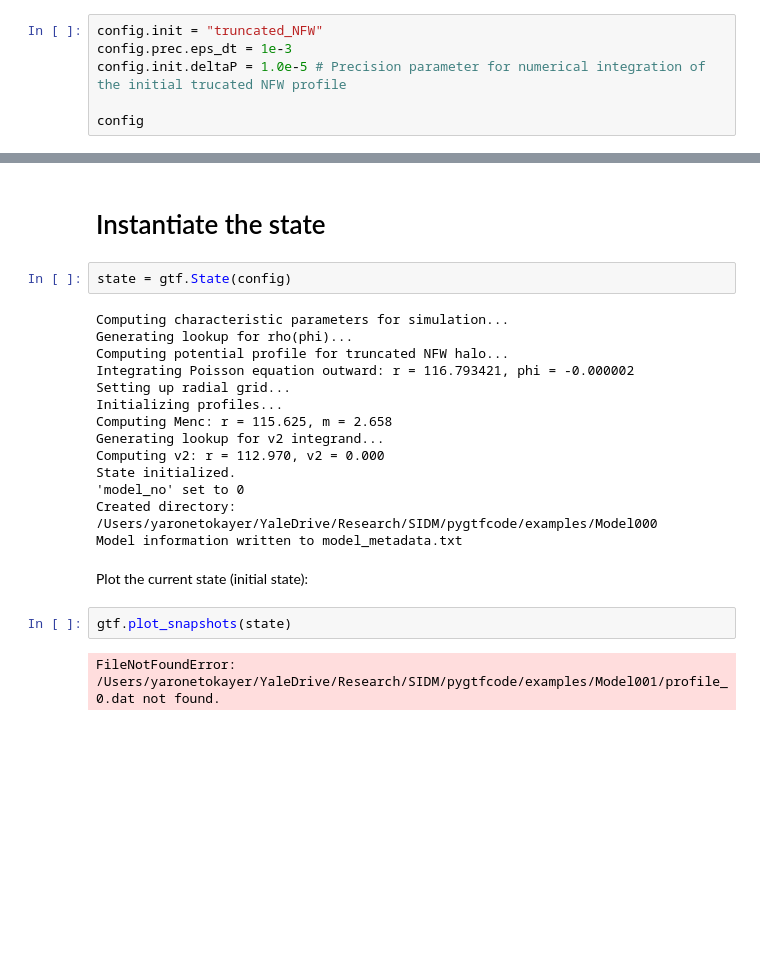
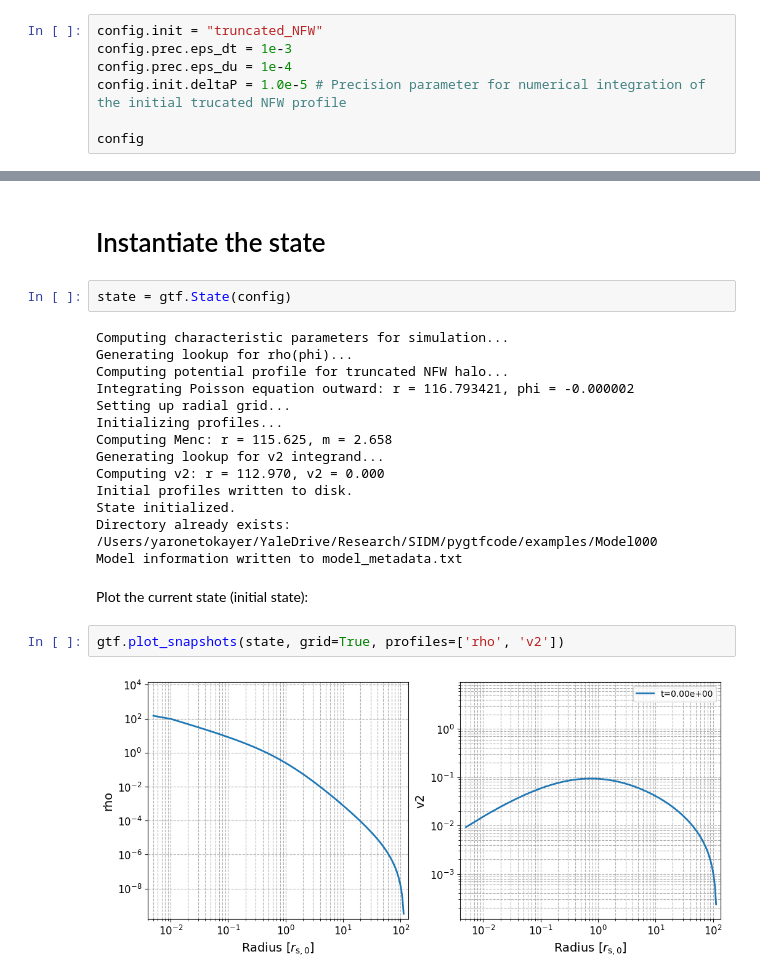
Before and after one commit to yaronetokayer/pygtfcode, a Jupyter notebook: examples/truncated_nfw.ipynb, the cells around one changed output, grey strips where cells are left out. Saved outputs shown, nothing was run; the diff lists cells and outputs as text; blank space fills up the shorter version.

Commit message:
can now load state from dir

```diff
--- a/examples/truncated_nfw.ipynb
+++ b/examples/truncated_nfw.ipynb
@@ -25,6 +30,7 @@ Change to a truncated NFW profile, and modify some precision parameters
 # %%
 config.init = "truncated_NFW"
 config.prec.eps_dt = 1e-3
+config.prec.eps_du = 1e-4
 config.init.deltaP = 1.0e-5 # Precision parameter for numerical integration of the initial trucated NFW profile
 
 config
@@ -54,13 +60,13 @@ Initializing profiles...
 Computing Menc: r = 115.625, m = 2.658
 Generating lookup for v2 integrand...
 Computing v2: r = 112.970, v2 = 0.000
+Initial profiles written to disk.
 State initialized.
-'model_no' set to 0
-Created directory: /Users/yaronetokayer/YaleDrive/Research/SIDM/pygtfcode/examples/Model000
+Directory already exists: /Users/yaronetokayer/YaleDrive/Research/SIDM/pygtfcode/examples/Model000
 Model information written to model_metadata.txt
 # %% [markdown]
 Plot the current state (initial state):
 # %%
-gtf.plot_snapshots(state)
+gtf.plot_snapshots(state, grid=True, profiles=['rho', 'v2'])
 # %% [output]
-FileNotFoundError: /Users/yaronetokayer/YaleDrive/Research/SIDM/pygtfcode/examples/Model001/profile_0.dat not found.
+[figure, added]
```
Also changed, not shown: parts of 2 cells of this notebook, 12 other files.
